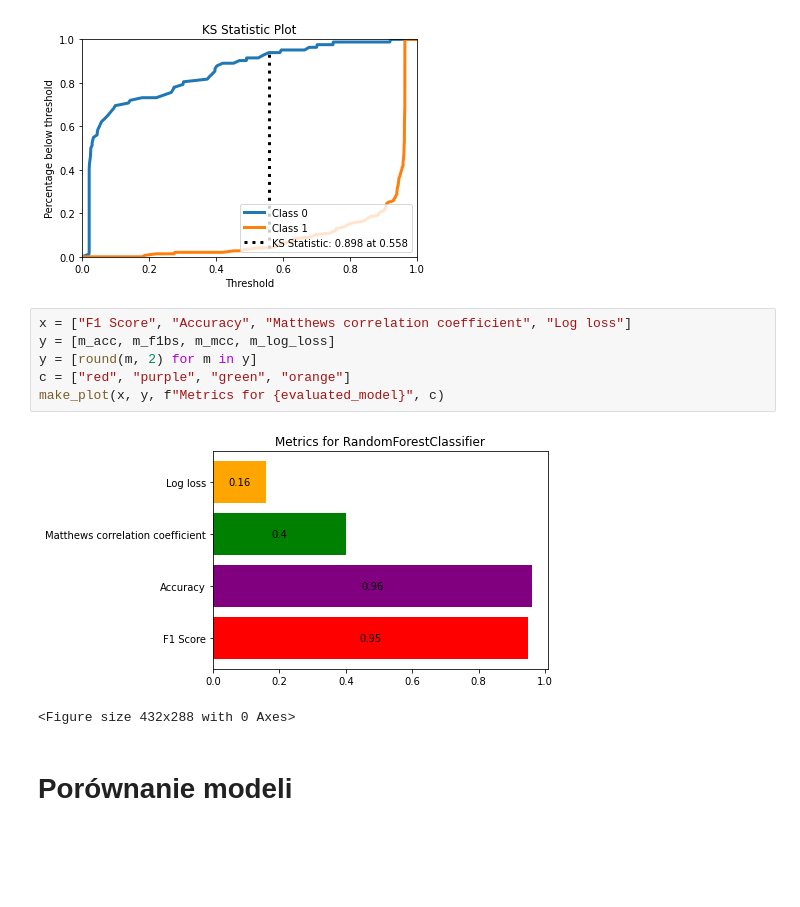
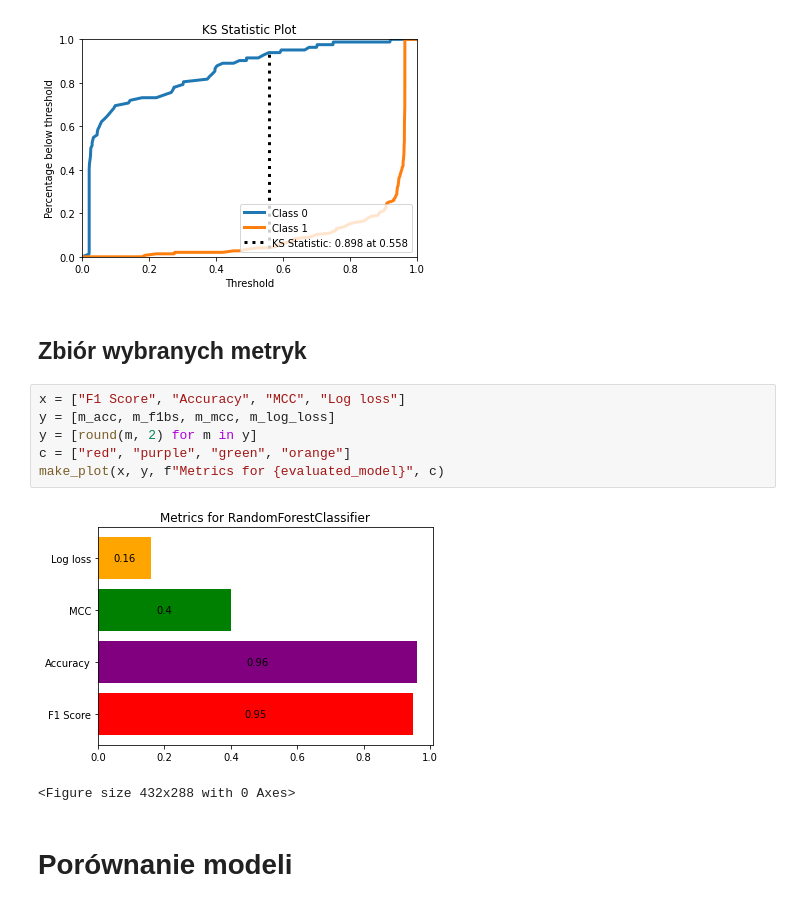
Before and after one commit to Rolkarolka/Classification-evaluation, a Jupyter notebook: Metrics.ipynb, the cells around one changed output. Saved outputs shown, nothing was run; the diff lists cells and outputs as text; blank space fills up the shorter version.

```diff
--- a/Metrics.ipynb
+++ b/Metrics.ipynb
@@ -273,14 +273,16 @@ plot_ks_statistic(test_target, prob_prediction)
 # %% [output]
 <AxesSubplot:title={'center':'KS Statistic Plot'}, xlabel='Threshold', ylabel='Percentage below threshold'>
 [figure]
+# %% [markdown]
+## Zbiór wybranych metryk
 # %%
-x = ["F1 Score", "Accuracy", "Matthews correlation coefficient", "Log loss"]
+x = ["F1 Score", "Accuracy", "MCC", "Log loss"]
 y = [m_acc, m_f1bs, m_mcc, m_log_loss]
 y = [round(m, 2) for m in y]
 c = ["red", "purple", "green", "orange"]
 make_plot(x, y, f"Metrics for {evaluated_model}", c)
 # %% [output]
-[figure, old version]
+[figure, new version]
 <Figure size 432x288 with 0 Axes>
 # %% [markdown]
 # Porównanie modeli
```
Also changed, not shown: 10 other files.
